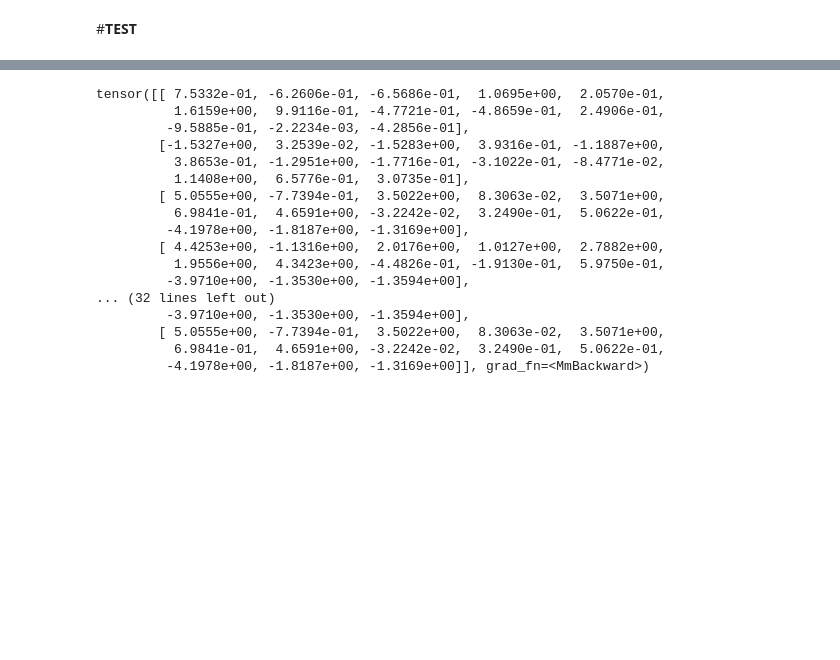
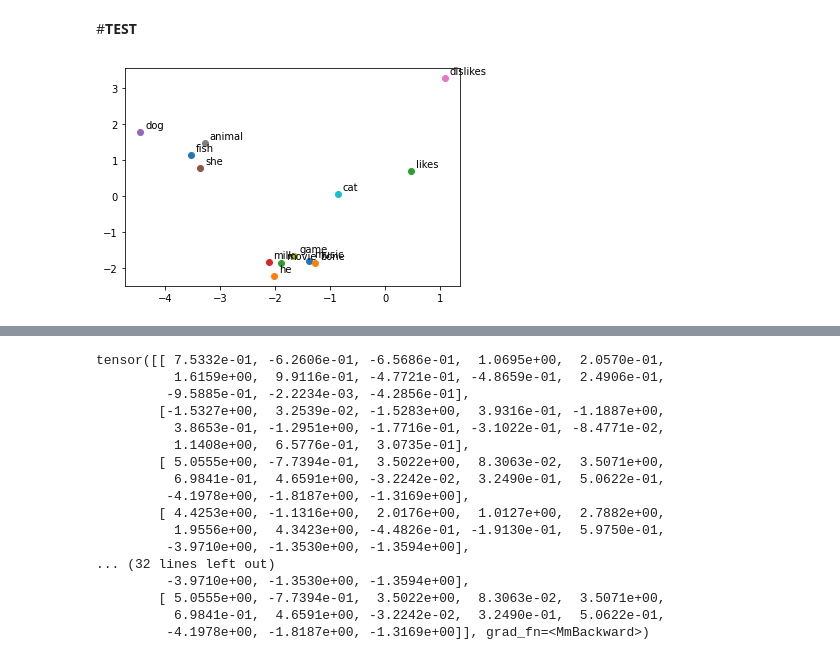
Before and after one commit to Alecia113/NLP-Lab, a Jupyter notebook: lab3_1.ipynb, the cells around one changed output, grey strips where cells are left out. Drawn from its saved outputs; the diff is of its cells as text; code cells hidden in the pictures; blank space fills up the shorter version.

```diff
--- a/lab3_1.ipynb
+++ b/lab3_1.ipynb
@@ -842,2 +875,13 @@ Epoch: 5000, loss: 5.4104
 # %% [markdown]
 #**TEST**
+# %%
+#9.9
+
+for i, label in enumerate(word_list):  #enumerate 计算，列举
+  x, y = trained_embeddings[i]
+  #print(label," : ", x, " ", y)  #非必须
+  plt.scatter(x, y)
+  plt.annotate(label, xy=(x, y), xytext=(5,2), ##只有前两个名字都凑到一起了，就在点附近 xytext:所有的名字都集中在这个点
+               textcoords='offset points',va= 'bottom')
+# %% [output]
+[figure, added]
```
Also changed, not shown: parts of 15 cells of this notebook.
